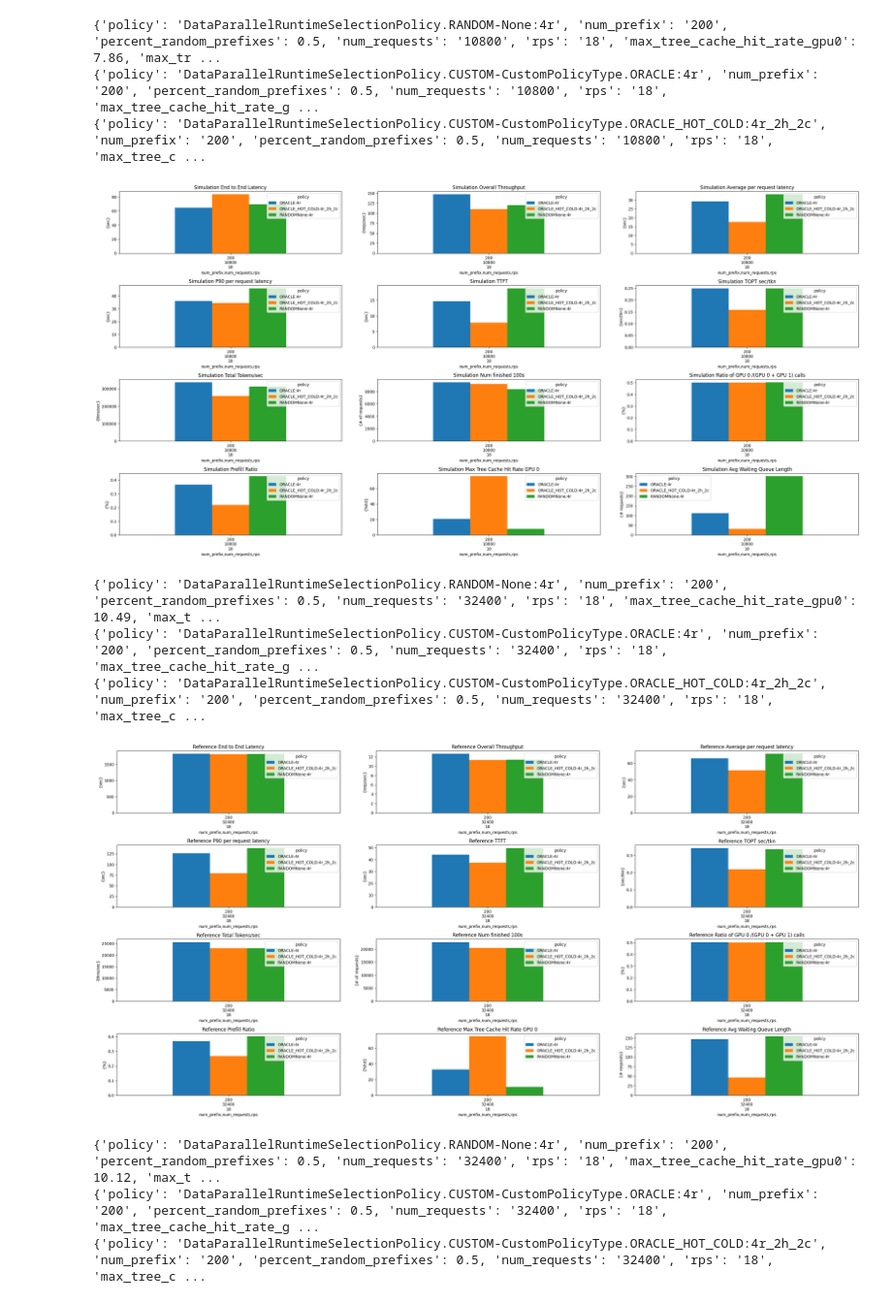
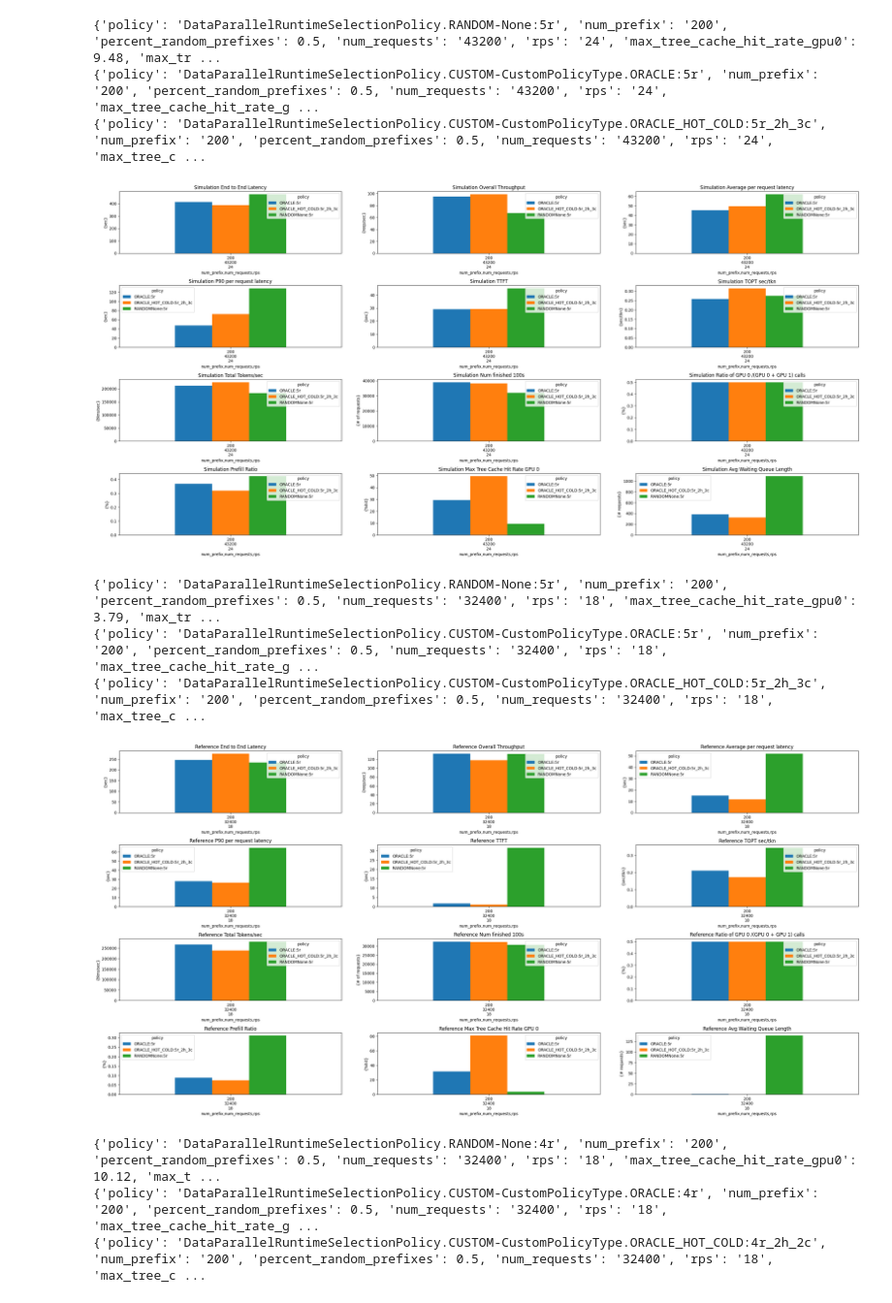
Before and after one commit to WukLab/preble, a Jupyter notebook: multi_node/benchmarks/plot_rps_results.ipynb, the cells around one changed output. Shown: that part at 97% size. Drawn from its saved outputs; the diff is of its cells as text; code cells hidden in the pictures.

```diff
--- a/multi_node/benchmarks/plot_rps_results.ipynb
+++ b/multi_node/benchmarks/plot_rps_results.ipynb
@@ -339,27 +339,27 @@ def plot_metrics(metrics, title_prefix, ax_dims=(4, 3), figsize=(28, 14), global
     for i in range(ax_index, len(axes)):
         fig.delaxes(axes[i])
 # %%
-log_file = '/mnt/ssd1/alm-os/sglang_multi_model/logs/new_equation_sim_hot_cold_rps18_600/exp.log'
+log_file = '/mnt/ssd1/alm-os/sglang_multi_model/logs/react_5r_1800_rps_24/exp.log'
 param_keys = ["model_name", "num_prefix", "percent_random_prefixes", "num_requests", "rps", "policy", "exp_time"]
 metrics = extract_metrics(log_file, param_keys, max_gpus=4)
 node_3_exp = {}
 plot_metrics(metrics, "Simulation", global_metric_dfs=node_3_exp)
 # %% [output]
-{'policy': 'DataParallelRuntimeSelectionPolicy.RANDOM-None:4r', 'num_prefix': '200', 'percent_random_prefixes': 0.5, 'num_requests': '10800', 'rps': '18', 'max_tree_cache_hit_rate_gpu0': 7.86, 'max_tr ...
-{'policy': 'DataParallelRuntimeSelectionPolicy.CUSTOM-CustomPolicyType.ORACLE:4r', 'num_prefix': '200', 'percent_random_prefixes': 0.5, 'num_requests': '10800', 'rps': '18', 'max_tree_cache_hit_rate_g ...
-{'policy': 'DataParallelRuntimeSelectionPolicy.CUSTOM-CustomPolicyType.ORACLE_HOT_COLD:4r_2h_2c', 'num_prefix': '200', 'percent_random_prefixes': 0.5, 'num_requests': '10800', 'rps': '18', 'max_tree_c ...
+{'policy': 'DataParallelRuntimeSelectionPolicy.RANDOM-None:5r', 'num_prefix': '200', 'percent_random_prefixes': 0.5, 'num_requests': '43200', 'rps': '24', 'max_tree_cache_hit_rate_gpu0': 9.48, 'max_tr ...
+{'policy': 'DataParallelRuntimeSelectionPolicy.CUSTOM-CustomPolicyType.ORACLE:5r', 'num_prefix': '200', 'percent_random_prefixes': 0.5, 'num_requests': '43200', 'rps': '24', 'max_tree_cache_hit_rate_g ...
+{'policy': 'DataParallelRuntimeSelectionPolicy.CUSTOM-CustomPolicyType.ORACLE_HOT_COLD:5r_2h_3c', 'num_prefix': '200', 'percent_random_prefixes': 0.5, 'num_requests': '43200', 'rps': '24', 'max_tree_c ...
-[figure, old version]
+[figure, new version]
 # %%
-log_file = '/mnt/ssd1/alm-os/sglang_multi_model/logs/ref_hot_cold_rps18_1800.log'
+log_file = '/mnt/ssd1/alm-os/sglang_multi_model/logs/react_5r_1800_request_window/exp.log'
 param_keys = ["model_name", "num_prefix", "percent_random_prefixes", "num_requests", "rps", "policy", "exp_time"]
 metrics = extract_metrics(log_file, param_keys, max_gpus=4)
 node_3_exp = {}
 plot_metrics(metrics, "Reference", global_metric_dfs=node_3_exp)
 # %% [output]
-{'policy': 'DataParallelRuntimeSelectionPolicy.RANDOM-None:4r', 'num_prefix': '200', 'percent_random_prefixes': 0.5, 'num_requests': '32400', 'rps': '18', 'max_tree_cache_hit_rate_gpu0': 10.49, 'max_t ...
-{'policy': 'DataParallelRuntimeSelectionPolicy.CUSTOM-CustomPolicyType.ORACLE:4r', 'num_prefix': '200', 'percent_random_prefixes': 0.5, 'num_requests': '32400', 'rps': '18', 'max_tree_cache_hit_rate_g ...
-{'policy': 'DataParallelRuntimeSelectionPolicy.CUSTOM-CustomPolicyType.ORACLE_HOT_COLD:4r_2h_2c', 'num_prefix': '200', 'percent_random_prefixes': 0.5, 'num_requests': '32400', 'rps': '18', 'max_tree_c ...
+{'policy': 'DataParallelRuntimeSelectionPolicy.RANDOM-None:5r', 'num_prefix': '200', 'percent_random_prefixes': 0.5, 'num_requests': '32400', 'rps': '18', 'max_tree_cache_hit_rate_gpu0': 3.79, 'max_tr ...
+{'policy': 'DataParallelRuntimeSelectionPolicy.CUSTOM-CustomPolicyType.ORACLE:5r', 'num_prefix': '200', 'percent_random_prefixes': 0.5, 'num_requests': '32400', 'rps': '18', 'max_tree_cache_hit_rate_g ...
+{'policy': 'DataParallelRuntimeSelectionPolicy.CUSTOM-CustomPolicyType.ORACLE_HOT_COLD:5r_2h_3c', 'num_prefix': '200', 'percent_random_prefixes': 0.5, 'num_requests': '32400', 'rps': '18', 'max_tree_c ...
-[figure, old version]
+[figure, new version]
 # %%
 log_file = '/mnt/ssd1/alm-os/sglang_multi_model/logs/sim_hot_cold_rps18_1800.log'
 param_keys = ["model_name", "num_prefix", "percent_random_prefixes", "num_requests", "rps", "policy", "exp_time"]
```
Also changed, not shown: 16 other files.
